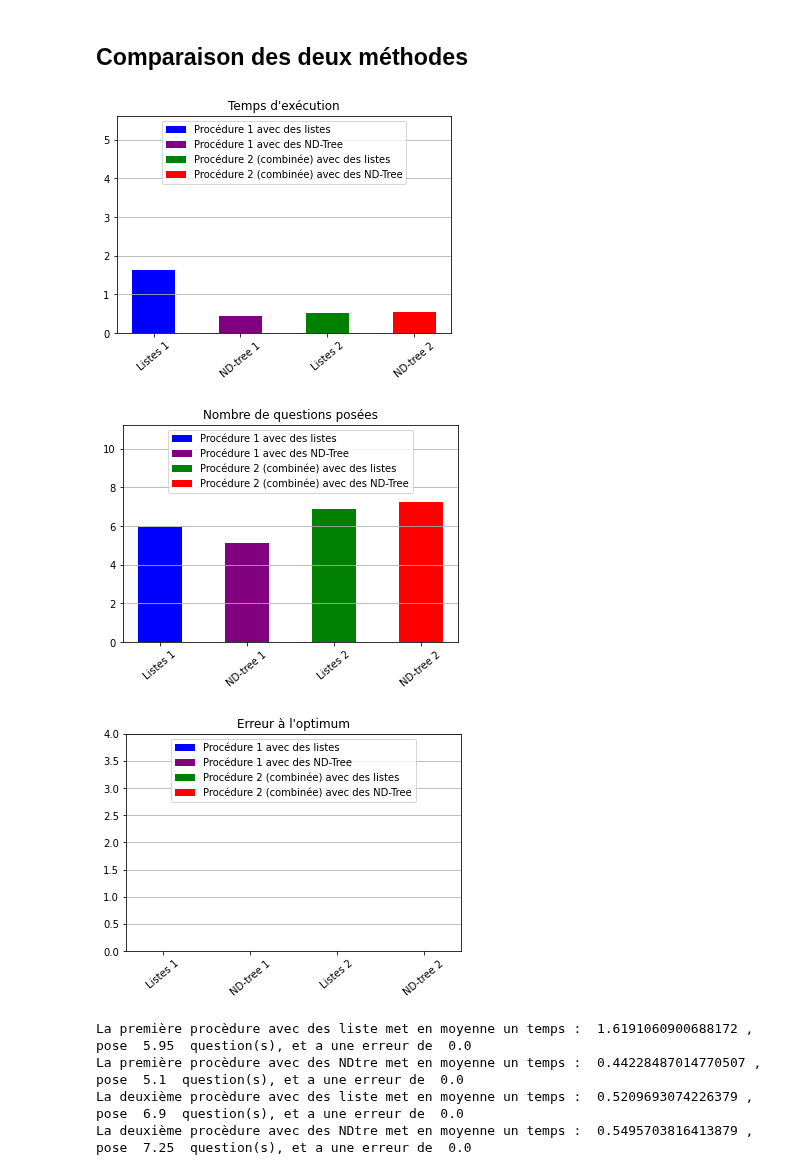
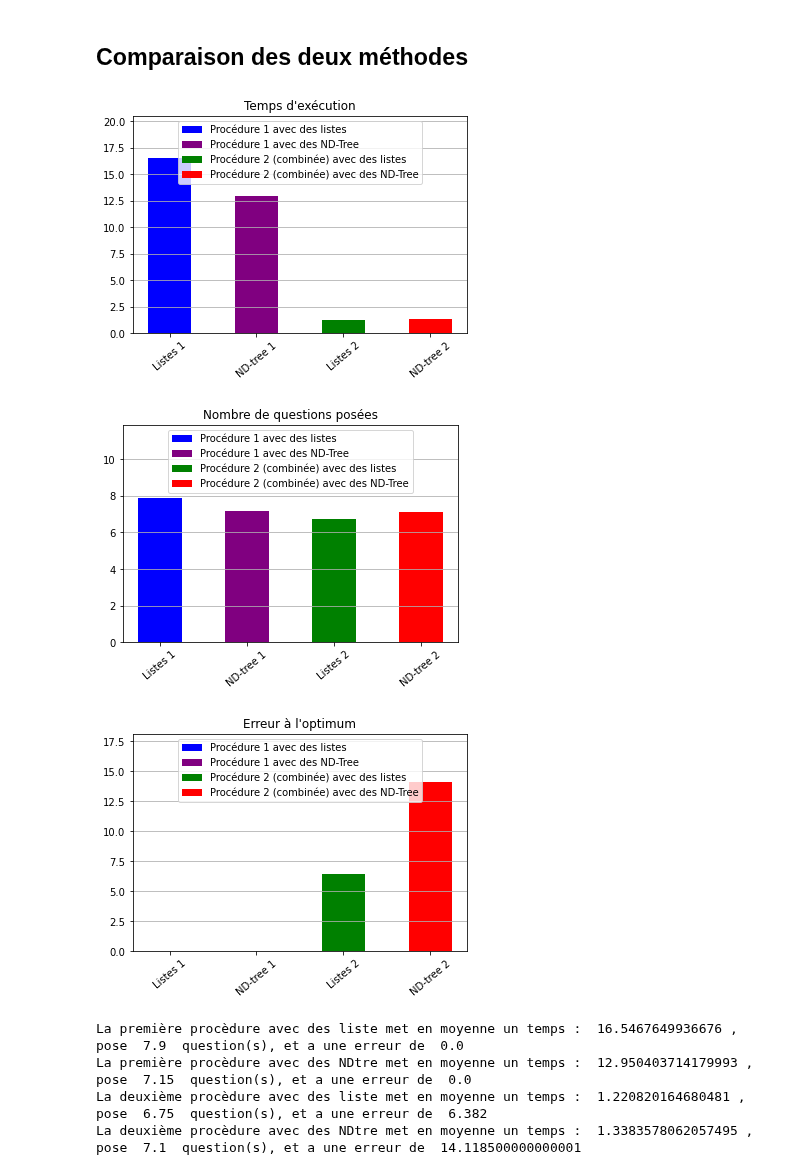
Before and after one commit to EmilieBiegas/Projet-MADMC, a Jupyter notebook: MADMC_Projet.ipynb, the cells around one changed output. Drawn from its saved outputs; the diff is of its cells as text; code cells hidden in the pictures.

Commit message:
Fichier propre

```diff
--- a/MADMC_Projet.ipynb
+++ b/MADMC_Projet.ipynb
@@ -1305,7 +1284,7 @@ def PLS_Combine(W, w, v, fctAgregation, poids=None, verbose=False):
     Paramètres : W est la capacité du sac
                  w est la liste de poids des objets
                  v est la matrice de valuation des objets sur les différents critères
-                 fctAgregation le nom de la fonction d'agrégation choisie ("OWA", "SP", ...)
+                 fctAgregation le nom de la fonction d'agrégation choisie (OWA: "OWA", somme pondérée: "SP", ou intégrale de Choquet: "Ch")
 				 poids permet de préciser le jeux de poids choisi par l'utilisateur si on veut faire la simulation (sans interaction)
                  verbose indique si on veut afficher le déroulement (True) ou non (False)
     Retourne la solution (optimale localement) à conseiller au décideur ainsi que le nombre de questions posées"""
@@ -1361,7 +1340,7 @@ def PLS_Combine_ND_Tree(W, w, v, fctAgregation, poids=None, verbose=False):
     Paramètres : W est la capacité du sac
                  w est la liste de poids des objets
                  v est la matrice de valuation des objets sur les différents critères
-                 fctAgregation le nom de la fonction d'agrégation choisie ("OWA", "SP", ...)
+                 fctAgregation le nom de la fonction d'agrégation choisie (OWA: "OWA", somme pondérée: "SP", ou intégrale de Choquet: "Ch")
 				 poids permet de préciser le jeux de poids choisi par l'utilisateur si on veut faire la simulation (sans interaction)
                  verbose indique si on veut afficher le déroulement (True) ou non (False)
     Retourne la solution (optimale localement) à conseiller au décideur ainsi que le nombre de questions posées"""
@@ -1448,7 +1427,7 @@ def distanceOptimale(valAgregOpti, solConseillee, v, poids, fctAgregation):
                  solConseillee est la solution obtenue (conseillée au décideur)
                  v est la matrice de valuation des objets sur les différents critères
                  poids le vecteur de poids du décideur
-                 fctAgregation le nom de la fonction d'agrégation choisie ("OWA", "SP", ...)
+                 fctAgregation le nom de la fonction d'agrégation choisie (OWA: "OWA", somme pondérée: "SP", ou intégrale de Choquet: "Ch")
     Retourne la différence entre la valeur de la meilleure solution et la valeur de la solution recommandée"""
 
     if fctAgregation == "OWA":
@@ -1458,7 +1437,6 @@ def distanceOptimale(valAgregOpti, solConseillee, v, poids, fctAgregation):
     if fctAgregation == "SP":
         valAgregConseillee = SommePonderee(f(solConseillee, v), poids)
 
-    # PB Choquet poids est un dictionnaire
     if fctAgregation == "Ch":
         valAgregConseillee = min(Choquet(f(solConseillee, v), poids), valAgregOpti)
 
@@ -1553,8 +1531,6 @@ def solutionOptimaleOWA_expo(W, w, v, poids):
     solutionX = [int(val.X) for k,val in x.items()]
     solution = [int(val.X) for k,val in sol.items()]
 
-    # print("PB, la solution opti a un f de ", OWA(f(solutionX, v),poids)) # PB OK ça c'est cohérent mais pq le max de l'objectif n'est pas le même que ça
-    # print("PB, solution = ", solution, " et solution pour x=", f(solutionX,v)) # PB OK c'est bien ce qu'on veut
     return solutionX, objectif
 
 def solutionOptimaleOWA(W, w, v, poids):
@@ -1569,7 +1545,6 @@ def solutionOptimaleOWA(W, w, v, poids):
     # On construit w'
     poids_w_prime = [poids[i]-poids[i+1] for i in range(len(poids)-1)]
     poids_w_prime.append(poids[len(poids)-1])
-    # print("PB poids w prime=", poids_w_prime) PB check les print
 
     nbObj = len(w) # Le nombre d'objets
     nbCriteres = len(v[0]) # nbCriteres est le nombre de critères à considérer
@@ -1637,7 +1612,6 @@ def solutionOptimaleSommePonderee(W, w, v, poids):
 
     # On récupère la solution optimale
     solution = [int(val.X) for k,val in x.items()]
-    # print("PB, la solution opti a un f de ", sum([v[i]*solution[i] for i in range(len(v))]))
     return solution, model.getObjective().getValue()
 
 def solutionOptimale(W, w, v, poids, fctAgregation):
@@ -1646,16 +1620,15 @@ def solutionOptimale(W, w, v, poids, fctAgregation):
                  w est la liste de poids des objets
                  v est la matrice de valuation des objets sur les différents critères
                  poids le vecteur de poids du décideur
-                 fctAgregation le nom de la fonction d'agrégation choisie ("OWA", "SP", ...) # PB Choquet dans tous les coms
+                 fctAgregation le nom de la fonction d'agrégation choisie (OWA: "OWA", somme pondérée: "SP", ou intégrale de Choquet: "Ch")
     Retourne la solution optimale parmi toutes les solutions possibles de l'instance"""
 
     if fctAgregation == "OWA":
-        return solutionOptimaleOWA(W, w, v, poids) #PB solutionOptimaleOWA(W, w, v, poids)
+        return solutionOptimaleOWA(W, w, v, poids)
 
     if fctAgregation == "SP":
         return solutionOptimaleSommePonderee(W, w, v, poids)
 
-    # PB Choquet
     if fctAgregation == "Ch":
         return solutionOptimaleChoquet(W, w, v, poids)
 # %% [markdown]
@@ -1691,25 +1664,26 @@ def afficherDiagramme(valeur, nomImage, titre):
     plt.show()
 
 
-def ComparaisonsMéthodes(W, w, v, fctAgregation, nbRep=20, verbose=False): # PB faire plusieurs instances pour tracer
+def ComparaisonsMéthodes(nomFichier, nbObj, nbCrit, fctAgregation, nbRep=20, verbose=False):
     """Fonction permettant de comparer les 4 méthodes (1ere procédure de résolution avec liste, 1ere procédure de résolution avec ND-tree, 2eme
     procédure de résolution avec liste, et 2eme procédure de résolution avec ND-tree) en terme de temps de calcul, d'erreur par rapport à la
     solution optimale du décideur, et de nombre de questions posées et de tracer des graphiques représentant ces données
-    Paramètres : W est la capacité du sac
-                 w est la liste de poids des objets
-                 v est la matrice de valuation des objets sur les différents critères
-                 fctAgregation le nom de la fonction d'agrégation choisie ("OWA", "SP", ...)
+    Paramètres : nomFichier le nom du fichier d'instance
+                 nbObj le nombre d'objets souhaités
+                 nbCrit le nombre de critères souhaités
+                 fctAgregation le nom de la fonction d'agrégation choisie (OWA: "OWA", somme pondérée: "SP", ou intégrale de Choquet: "Ch")
                  nbRep le nombre de fois où l'on va faire tourner les algos avec des jeux de poids différents de la fonction d’agrégation (dans le
                  but de faire la moyenne des résultats obtenus)
                  verbose indique si on veut afficher le déroulement (True) ou non (False)"""
 
-    ListePoids = [generePoids(v, fctAgregation) for i in range(nbRep)]
-    solOptimalesEtCout = [solutionOptimale(W, w, v, ListePoids[i], fctAgregation) for i in range(nbRep)]
+    ListWwv = [(LectureInstanceParticuliere(nomFichier, nbObj, nbCrit, shuffle=True)) for i in range(nbRep)]
+    ListePoids = [generePoids(ListWwv[i][3], fctAgregation) for i in range(nbRep)]
+    solOptimalesEtCout = [solutionOptimale(ListWwv[i][1], ListWwv[i][2], ListWwv[i][3], ListePoids[i], fctAgregation) for i in range(nbRep)]
     solOptimales0 = [solEtCout[0] for solEtCout in solOptimalesEtCout]
     solOptimales = [solEtCout[1] for solEtCout in solOptimalesEtCout]
-    # print("PB Liste poids = ", ListePoids) # PB [nbRep-1])
 
     # ---------- 1ere procédure de résolution avec liste ----------
+    n, W, w, v = ListWwv[0]
     start = time.time()
     XeList = PLS(W, w, v)
     tmpsGenList = time.time()-start
@@ -1718,6 +1692,7 @@ def ComparaisonsMéthodes(W, w, v, fctAgregation, nbRep=20, verbose=False): # PB
     errOptiProc1List = 0
     nbQuestProc1List = 0
     for i in range(nbRep):
+        n, W, w, v = ListWwv[i]
         XeList = PLS(W, w, v)
         start = time.time()
         xPrefereList, nbQuestionPoseesList1 = ElicitationIncrementale(XeList, v, fctAgregation, poids=ListePoids[i], verbose=verbose)
@@ -1730,6 +1705,7 @@ def ComparaisonsMéthodes(W, w, v, fctAgregation, nbRep=20, verbose=False): # PB
     nbQuestProc1List = nbQuestProc1List/nbRep # On fait la moyenne du nombre de questions posées
 
     # ---------- 1ere procédure de résolution avec ND-tree ----------
+    n, W, w, v = ListWwv[0]
     start = time.time()
     XeND, _ = PLS_ND_Tree(W, w, v)
     tmpsGenND = time.time()-start
@@ -1738,10 +1714,11 @@ def ComparaisonsMéthodes(W, w, v, fctAgregation, nbRep=20, verbose=False): # PB
     errOptiProc1ND = 0
     nbQuestProc1ND = 0
     for i in range(nbRep):
+        n, W, w, v = ListWwv[i]
         XeND, _ = PLS_ND_Tree(W, w, v)
         start = time.time()
         xPrefereND, nbQuestionPoseesND1 = ElicitationIncrementale(XeND, v, fctAgregation, poids=ListePoids[i], verbose=verbose)
-        # print("PB, xConseille = ", xPrefereND, ", càd ", f(xPrefereND, v), ", de gain ", Choquet(f(xPrefereND, v), ListePoids[i])) #PB pas tjr OWA
+        # print("PB, xConseille = ", xPrefereND, ", càd ", f(xPrefereND, v), ", de gain ", Choquet(f(xPrefereND, v), ListePoids[i]))
         # print("PB, xOpti      = ", solOptimales0[i], ", càd ", f(solOptimales0[i], v), ", de gain ", solOptimales[i])
         tmpsElicitationND += time.time()-start
         errOptiProc1ND += distanceOptimale(solOptimales[i], xPrefereND, v, ListePoids[i], fctAgregation)
@@ -1756,6 +1733,7 @@ def ComparaisonsMéthodes(W, w, v, fctAgregation, nbRep=20, verbose=False): # PB
     errOptiProc2List = 0
     nbQuestProc2List = 0
     for i in range(nbRep):
+        n, W, w, v = ListWwv[i]
         start = time.time()
         solPrefereeList, nbQuestionPoseesList2 = PLS_Combine(W, w, v, fctAgregation, poids=ListePoids[i])
         tmpsProc2List += time.time()-start
@@ -1770,6 +1748,7 @@ def ComparaisonsMéthodes(W, w, v, fctAgregation, nbRep=20, verbose=False): # PB
     errOptiProc2ND = 0
     nbQuestProc2ND = 0
     for i in range(nbRep):
+        n, W, w, v = ListWwv[i]
         start = time.time()
         solPrefereeND, nbQuestionPoseesND2 = PLS_Combine_ND_Tree(W, w, v, fctAgregation, poids=ListePoids[i])
         tmpsProc2ND += time.time()-start
@@ -1787,20 +1766,19 @@ def ComparaisonsMéthodes(W, w, v, fctAgregation, nbRep=20, verbose=False): # PB
 # %%
 # Tests
 # Instance partielle (20 objets, 3 critères) :
 nbObjets = 20
 nbCriteres = 3
-n, W, w, v = LectureInstanceParticuliere("2KP200-TA-0.dat", nbObjets, nbCriteres)
 fctAgregation = "Ch" #"Ch" #"SP" #"OWA"
-tmpsProc1List, tmpsProc1ND, tmpsProc2List, tmpsProc2ND, nbQuestProc1List, nbQuestProc1ND, nbQuestProc2List, nbQuestProc2ND, errOptiProc1List, errOptiProc1ND, errOptiProc2List, errOptiProc2ND = ComparaisonsMéthodes(W, w, v, fctAgregation, nbRep=20, verbose=False)
+tmpsProc1List, tmpsProc1ND, tmpsProc2List, tmpsProc2ND, nbQuestProc1List, nbQuestProc1ND, nbQuestProc2List, nbQuestProc2ND, errOptiProc1List, errOptiProc1ND, errOptiProc2List, errOptiProc2ND = ComparaisonsMéthodes("2KP200-TA-0.dat", nbObjets, nbCriteres, fctAgregation, nbRep=20, verbose=False)
 print("La première procèdure avec des liste met en moyenne un temps : ", tmpsProc1List, ", pose ", nbQuestProc1List, " question(s), et a une erreur de ", errOptiProc1List)
 print("La première procèdure avec des NDtre met en moyenne un temps : ", tmpsProc1ND, ", pose ", nbQuestProc1ND, " question(s), et a une erreur de ", errOptiProc1ND)
 print("La deuxième procèdure avec des liste met en moyenne un temps : ", tmpsProc2List, ", pose ", nbQuestProc2List, " question(s), et a une erreur de ", errOptiProc2List)
 print("La deuxième procèdure avec des NDtre met en moyenne un temps : ", tmpsProc2ND, ", pose ", nbQuestProc2ND, " question(s), et a une erreur de ", errOptiProc2ND)
 # %% [output]
-[figure, old version]
+[figure, new version]
-[figure, old version]
+[figure, new version]
-[figure, old version]
+[figure, new version]
-La première procèdure avec des liste met en moyenne un temps :  1.6191060900688172 , pose  5.95  question(s), et a une erreur de  0.0
-La première procèdure avec des NDtre met en moyenne un temps :  0.44228487014770507 , pose  5.1  question(s), et a une erreur de  0.0
-La deuxième procèdure avec des liste met en moyenne un temps :  0.5209693074226379 , pose  6.9  question(s), et a une erreur de  0.0
-La deuxième procèdure avec des NDtre met en moyenne un temps :  0.5495703816413879 , pose  7.25  question(s), et a une erreur de  0.0
+La première procèdure avec des liste met en moyenne un temps :  16.5467649936676 , pose  7.9  question(s), et a une erreur de  0.0
+La première procèdure avec des NDtre met en moyenne un temps :  12.950403714179993 , pose  7.15  question(s), et a une erreur de  0.0
+La deuxième procèdure avec des liste met en moyenne un temps :  1.220820164680481 , pose  6.75  question(s), et a une erreur de  6.382
+La deuxième procèdure avec des NDtre met en moyenne un temps :  1.3383578062057495 , pose  7.1  question(s), et a une erreur de  14.118500000000001
```
Also changed, not shown: parts of 12 cells of this notebook.
